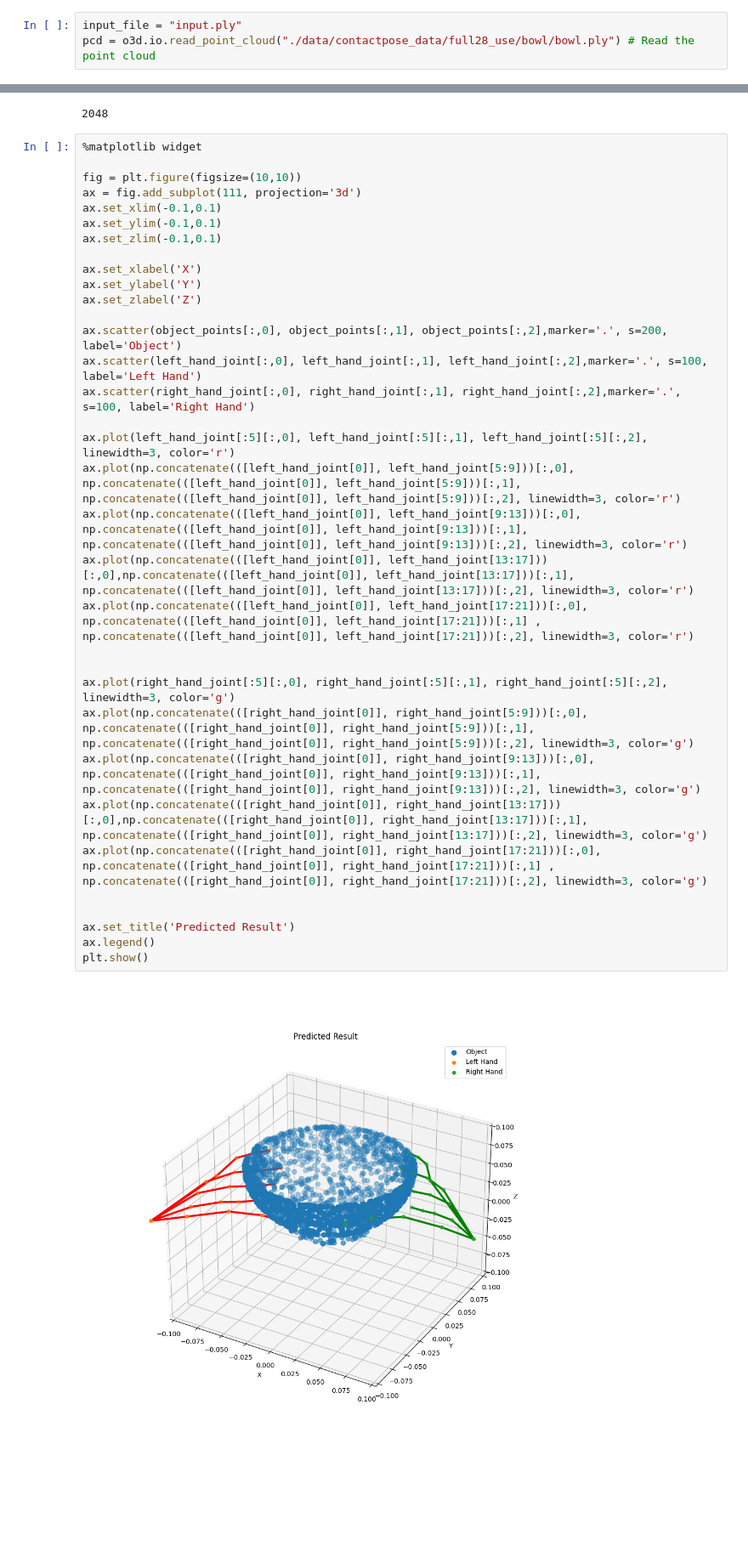
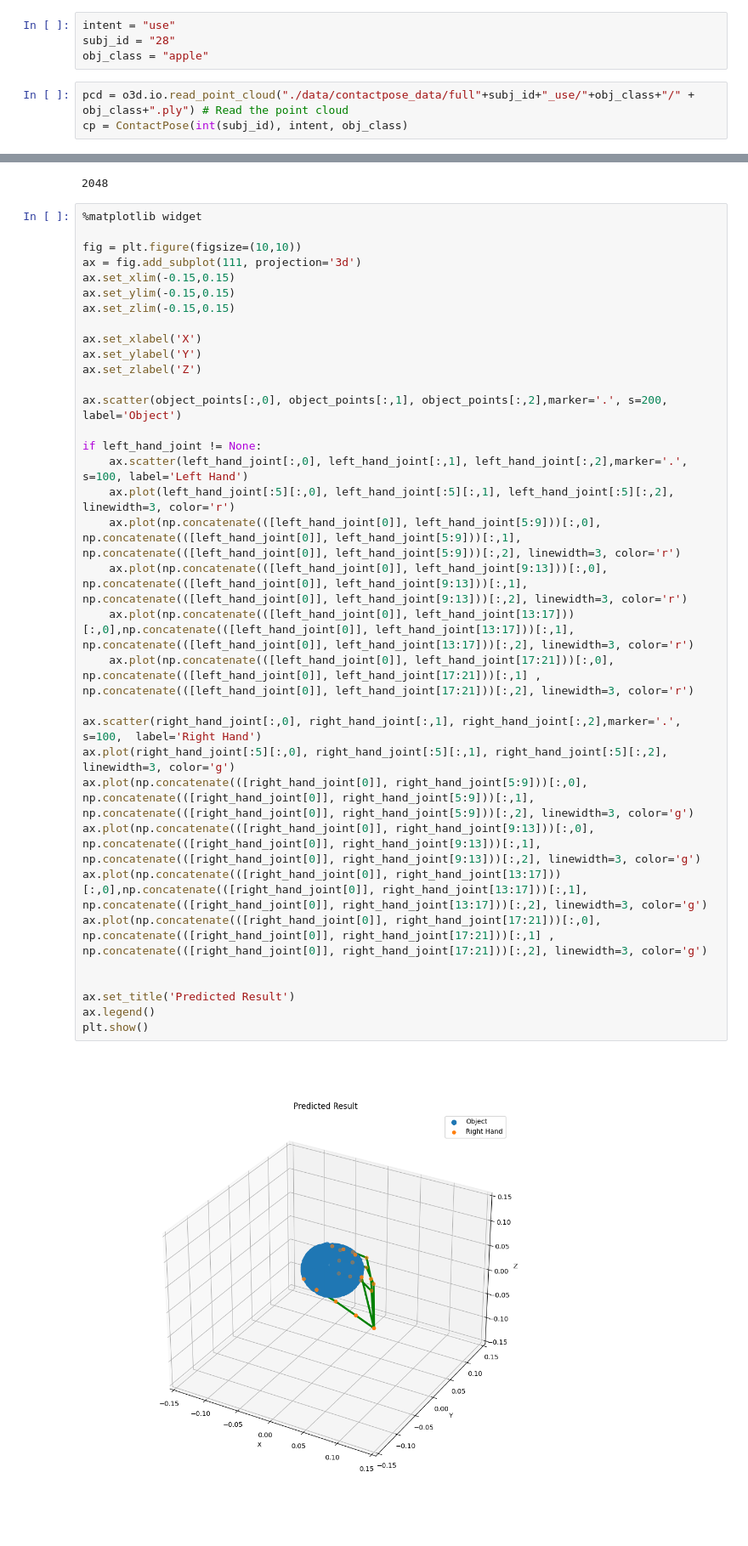
Before and after one commit to yujie-tao/ContactPose, a Jupyter notebook: playground.ipynb, the cells around one changed output, grey strips where cells are left out. Shown at 85% size. Drawn from its saved outputs; the diff is of its cells as text; blank space fills up the shorter version.

```diff
--- a/playground.ipynb
+++ b/playground.ipynb
@@ -21,3 +14,7 @@ Jupyter environment detected. Enabling Open3D WebVisualizer.
+# %%
+intent = "use"
+subj_id = "28"
+obj_class = "apple"
 # %%
-input_file = "input.ply"
-pcd = o3d.io.read_point_cloud("./data/contactpose_data/full28_use/bowl/bowl.ply") # Read the point cloud
+pcd = o3d.io.read_point_cloud("./data/contactpose_data/full"+subj_id+"_use/"+obj_class+"/" + obj_class+".ply") # Read the point cloud
+cp = ContactPose(int(subj_id), intent, obj_class)
@@ -35,36 +34,36 @@ len(object_points)
 # %%
 %matplotlib widget
 
 fig = plt.figure(figsize=(10,10))
 ax = fig.add_subplot(111, projection='3d')
-ax.set_xlim(-0.1,0.1)
-ax.set_ylim(-0.1,0.1)
-ax.set_zlim(-0.1,0.1)
+ax.set_xlim(-0.15,0.15)
+ax.set_ylim(-0.15,0.15)
+ax.set_zlim(-0.15,0.15)
 
 ax.set_xlabel('X')
 ax.set_ylabel('Y')
 ax.set_zlabel('Z')
 
 ax.scatter(object_points[:,0], object_points[:,1], object_points[:,2],marker='.', s=200, label='Object')
-ax.scatter(left_hand_joint[:,0], left_hand_joint[:,1], left_hand_joint[:,2],marker='.', s=100, label='Left Hand')
-ax.scatter(right_hand_joint[:,0], right_hand_joint[:,1], right_hand_joint[:,2],marker='.', s=100, label='Right Hand')
 
-ax.plot(left_hand_joint[:5][:,0], left_hand_joint[:5][:,1], left_hand_joint[:5][:,2], linewidth=3, color='r')
-ax.plot(np.concatenate(([left_hand_joint[0]], left_hand_joint[5:9]))[:,0], np.concatenate(([left_hand_joint[0]], left_hand_joint[5:9]))[:,1], np.concatenate(([left_hand_joint[0]], left_hand_joint[5:9]))[:,2], linewidth=3, color='r')
-ax.plot(np.concatenate(([left_hand_joint[0]], left_hand_joint[9:13]))[:,0], np.concatenate(([left_hand_joint[0]], left_hand_joint[9:13]))[:,1], np.concatenate(([left_hand_joint[0]], left_hand_joint[9:13]))[:,2], linewidth=3, color='r')
-ax.plot(np.concatenate(([left_hand_joint[0]], left_hand_joint[13:17]))[:,0],np.concatenate(([left_hand_joint[0]], left_hand_joint[13:17]))[:,1], np.concatenate(([left_hand_joint[0]], left_hand_joint[13:17]))[:,2], linewidth=3, color='r')
-ax.plot(np.concatenate(([left_hand_joint[0]], left_hand_joint[17:21]))[:,0], np.concatenate(([left_hand_joint[0]], left_hand_joint[17:21]))[:,1] , np.concatenate(([left_hand_joint[0]], left_hand_joint[17:21]))[:,2], linewidth=3, color='r')
+if left_hand_joint != None:
+    ax.scatter(left_hand_joint[:,0], left_hand_joint[:,1], left_hand_joint[:,2],marker='.', s=100, label='Left Hand')
+    ax.plot(left_hand_joint[:5][:,0], left_hand_joint[:5][:,1], left_hand_joint[:5][:,2], linewidth=3, color='r')
+    ax.plot(np.concatenate(([left_hand_joint[0]], left_hand_joint[5:9]))[:,0], np.concatenate(([left_hand_joint[0]], left_hand_joint[5:9]))[:,1], np.concatenate(([left_hand_joint[0]], left_hand_joint[5:9]))[:,2], linewidth=3, color='r')
+    ax.plot(np.concatenate(([left_hand_joint[0]], left_hand_joint[9:13]))[:,0], np.concatenate(([left_hand_joint[0]], left_hand_joint[9:13]))[:,1], np.concatenate(([left_hand_joint[0]], left_hand_joint[9:13]))[:,2], linewidth=3, color='r')
+    ax.plot(np.concatenate(([left_hand_joint[0]], left_hand_joint[13:17]))[:,0],np.concatenate(([left_hand_joint[0]], left_hand_joint[13:17]))[:,1], np.concatenate(([left_hand_joint[0]], left_hand_joint[13:17]))[:,2], linewidth=3, color='r')
+    ax.plot(np.concatenate(([left_hand_joint[0]], left_hand_joint[17:21]))[:,0], np.concatenate(([left_hand_joint[0]], left_hand_joint[17:21]))[:,1] , np.concatenate(([left_hand_joint[0]], left_hand_joint[17:21]))[:,2], linewidth=3, color='r')
 
-
+ax.scatter(right_hand_joint[:,0], right_hand_joint[:,1], right_hand_joint[:,2],marker='.', s=100,  label='Right Hand')
 ax.plot(right_hand_joint[:5][:,0], right_hand_joint[:5][:,1], right_hand_joint[:5][:,2], linewidth=3, color='g')
 ax.plot(np.concatenate(([right_hand_joint[0]], right_hand_joint[5:9]))[:,0], np.concatenate(([right_hand_joint[0]], right_hand_joint[5:9]))[:,1], np.concatenate(([right_hand_joint[0]], right_hand_joint[5:9]))[:,2], linewidth=3, color='g')
 ax.plot(np.concatenate(([right_hand_joint[0]], right_hand_joint[9:13]))[:,0], np.concatenate(([right_hand_joint[0]], right_hand_joint[9:13]))[:,1], np.concatenate(([right_hand_joint[0]], right_hand_joint[9:13]))[:,2], linewidth=3, color='g')
 ax.plot(np.concatenate(([right_hand_joint[0]], right_hand_joint[13:17]))[:,0],np.concatenate(([right_hand_joint[0]], right_hand_joint[13:17]))[:,1], np.concatenate(([right_hand_joint[0]], right_hand_joint[13:17]))[:,2], linewidth=3, color='g')
 ax.plot(np.concatenate(([right_hand_joint[0]], right_hand_joint[17:21]))[:,0], np.concatenate(([right_hand_joint[0]], right_hand_joint[17:21]))[:,1] , np.concatenate(([right_hand_joint[0]], right_hand_joint[17:21]))[:,2], linewidth=3, color='g')
 
 
 ax.set_title('Predicted Result')
 ax.legend()
 plt.show()
 # %% [output]
-[figure, old version]
+[figure, new version]
```
Also changed, not shown: parts of 9 cells of this notebook.
